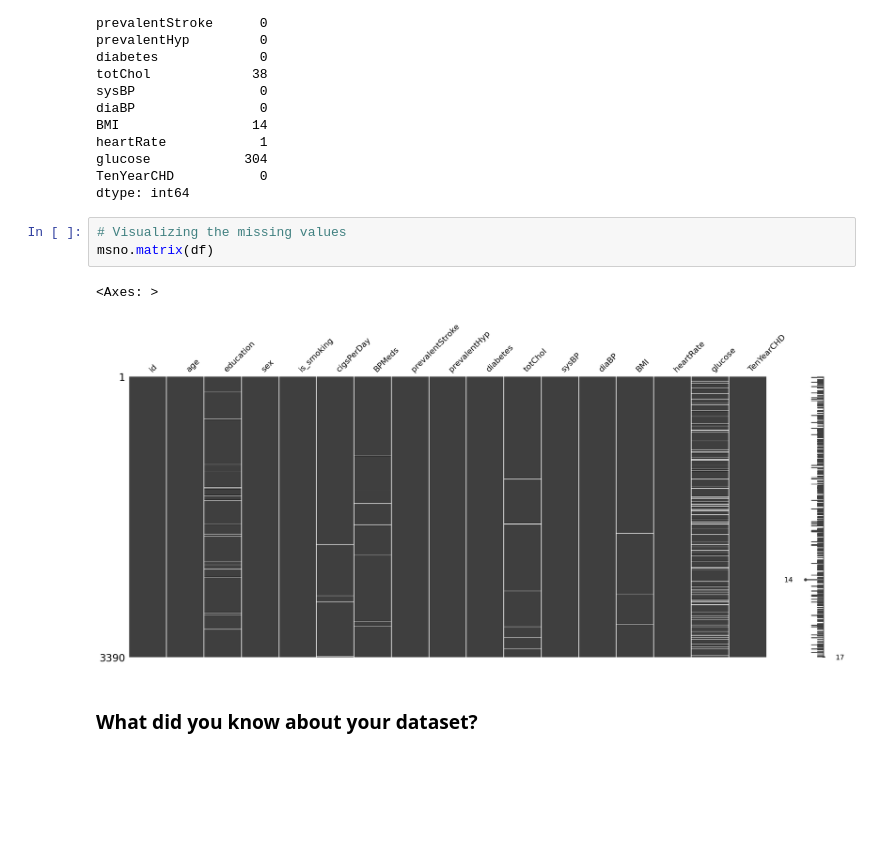
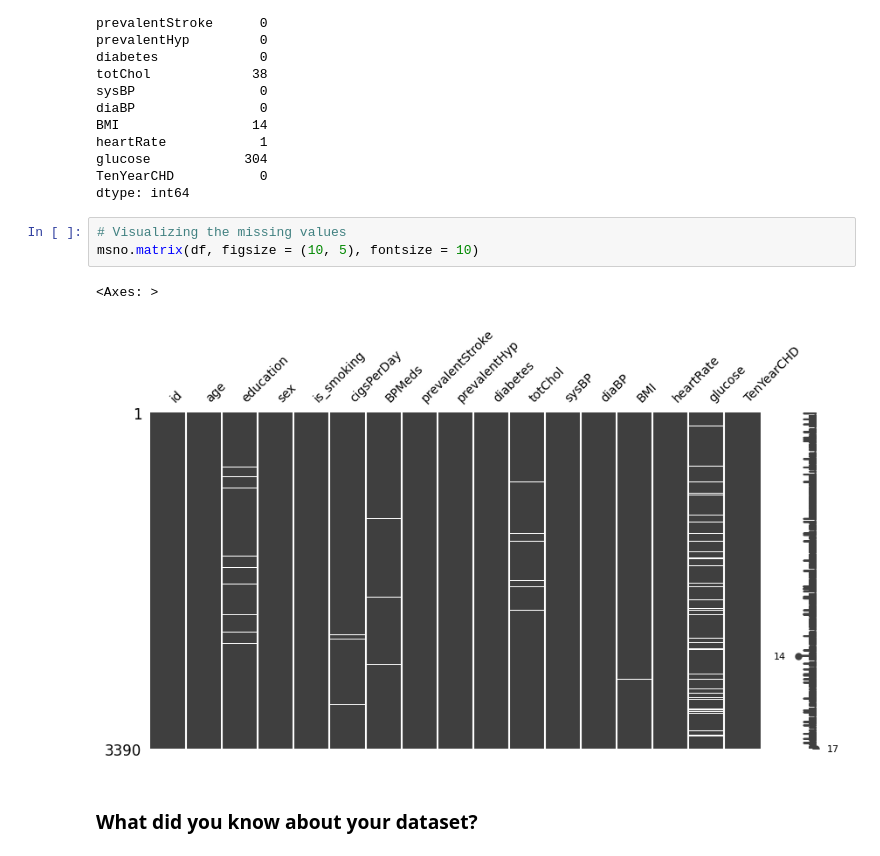
Before and after one commit to dipankarsahu1000/Cardiovascular-Risk-Prediction, a Jupyter notebook: Cardiovascular_Risk_Prediction.ipynb, the cells around one changed output. Saved outputs shown, nothing was run; the diff lists cells and outputs as text; blank space fills up the shorter version.

```diff
--- a/Cardiovascular_Risk_Prediction.ipynb
+++ b/Cardiovascular_Risk_Prediction.ipynb
@@ -184,10 +184,10 @@ TenYearCHD           0
 dtype: int64
 # %%
 # Visualizing the missing values
-msno.matrix(df)
+msno.matrix(df, figsize = (10, 5), fontsize = 10)
 # %% [output]
 <Axes: >
-[figure, old version]
+[figure, new version]
 # %% [markdown]
 ### What did you know about your dataset?
 # %% [markdown]
```
Also changed, not shown: parts of 17 cells of this notebook.
